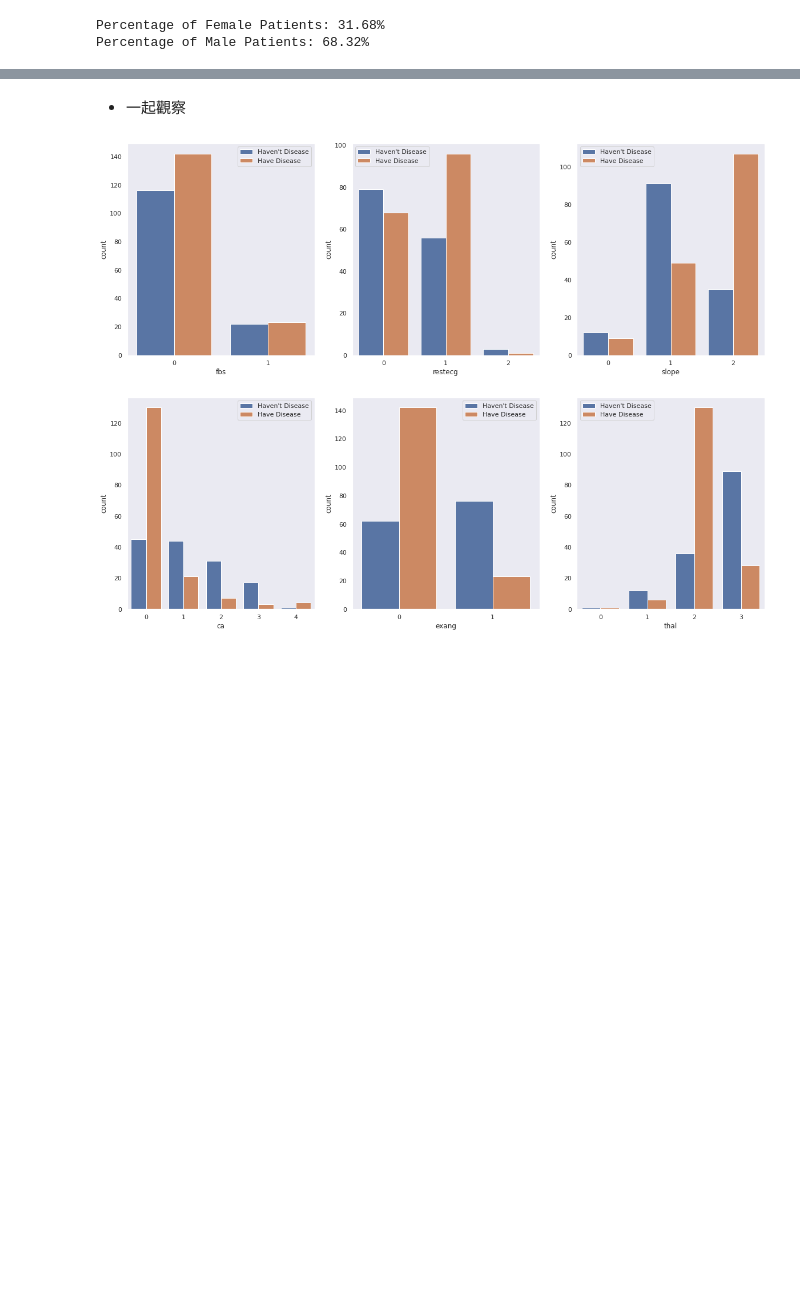
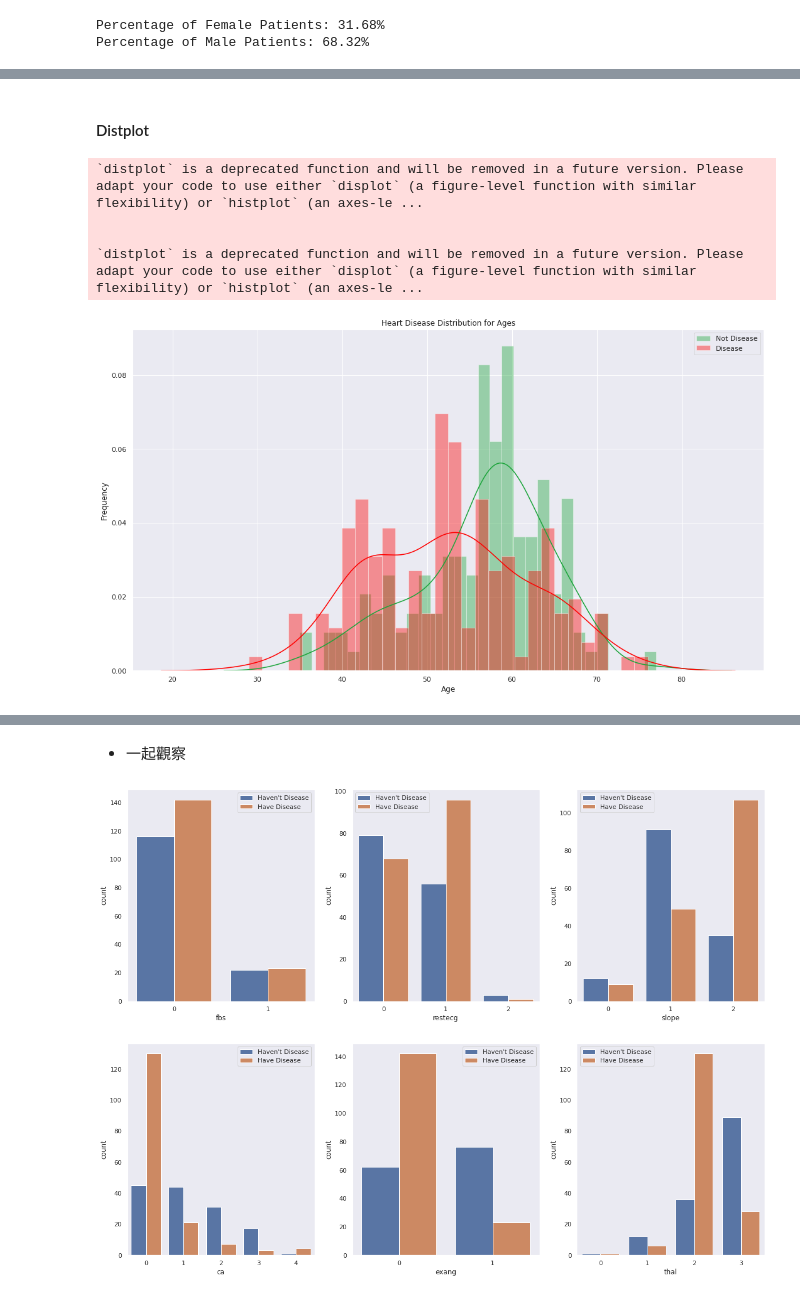
Before and after one commit to sueshow/Comp_Kaggle, a Jupyter notebook: Kaggle_SVM_Heart_Disease_UCI.ipynb, the cells around one changed output, grey strips where cells are left out. Drawn from its saved outputs; the diff is of its cells as text; code cells hidden in the pictures; blank space fills up the shorter version.

```diff
--- a/Kaggle_SVM_Heart_Disease_UCI.ipynb
+++ b/Kaggle_SVM_Heart_Disease_UCI.ipynb
@@ -185,3 +184,21 @@ plt.show()
+# %% [markdown]
+#### Distplot
+# %%
+#sns.set_style('whitegrid')
+plt.figure(figsize=(18, 10))
+sns.distplot(df.age[df['target'] == 0], bins=30, color='#1CA53B', label='Not Disease')
+sns.distplot(df.age[df['target'] == 1], bins=30, color='red', label='Disease')
+plt.legend()
+plt.title('Heart Disease Distribution for Ages')
+plt.xlabel('Age')
+plt.ylabel('Frequency')
+plt.show()
+# %% [output]
+`distplot` is a deprecated function and will be removed in a future version. Please adapt your code to use either `displot` (a figure-level function with similar flexibility) or `histplot` (an axes-le ...
+
+
+`distplot` is a deprecated function and will be removed in a future version. Please adapt your code to use either `displot` (a figure-level function with similar flexibility) or `histplot` (an axes-le ...
+[figure, added]
 # %%
 pd.crosstab(df.sex, df.target).plot(kind='bar', figsize=(15,6), color=['#1CA53B','#AA1111' ])
 plt.title('Heart Disease Frequency for Sex')
```
Also changed, not shown: parts of 33 cells of this notebook.
